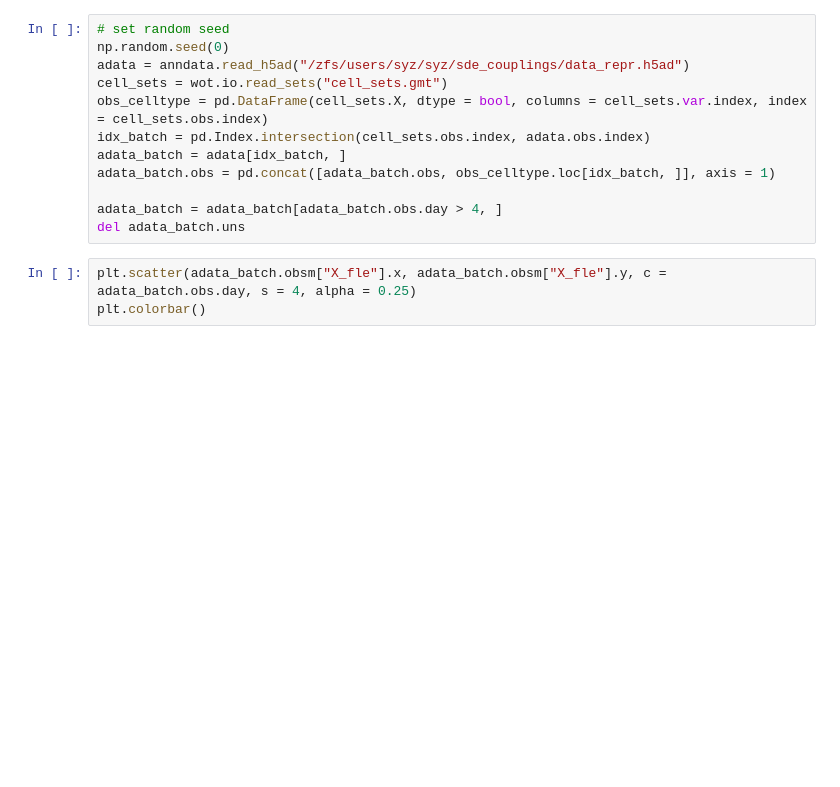
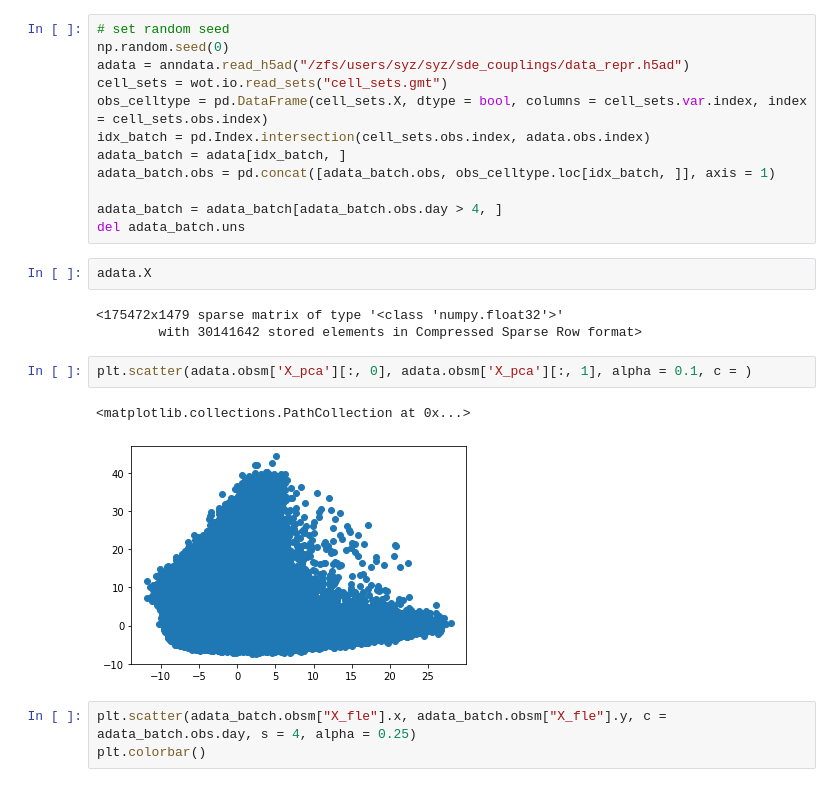
Before and after one commit to zsteve/reprogramming_batch, a Jupyter notebook: figs.ipynb, the cells around one changed output. Drawn from its saved outputs; the diff is of its cells as text; blank space fills up the shorter version.

```diff
--- a/figs.ipynb
+++ b/figs.ipynb
@@ -25,6 +26,16 @@ adata_batch.obs = pd.concat([adata_batch.obs, obs_celltype.loc[idx_batch, ]], ax
 
 adata_batch = adata_batch[adata_batch.obs.day > 4, ]
 del adata_batch.uns
+# %%
+adata.X
+# %% [output]
+<175472x1479 sparse matrix of type '<class 'numpy.float32'>'
+        with 30141642 stored elements in Compressed Sparse Row format>
+# %%
+plt.scatter(adata.obsm['X_pca'][:, 0], adata.obsm['X_pca'][:, 1], alpha = 0.1, c = )
+# %% [output]
+<matplotlib.collections.PathCollection at 0x...>
+[figure, added]
 # %%
 plt.scatter(adata_batch.obsm["X_fle"].x, adata_batch.obsm["X_fle"].y, c = adata_batch.obs.day, s = 4, alpha = 0.25)
 plt.colorbar()
```
Also changed, not shown: parts of 14 cells of this notebook, 3 other files.
